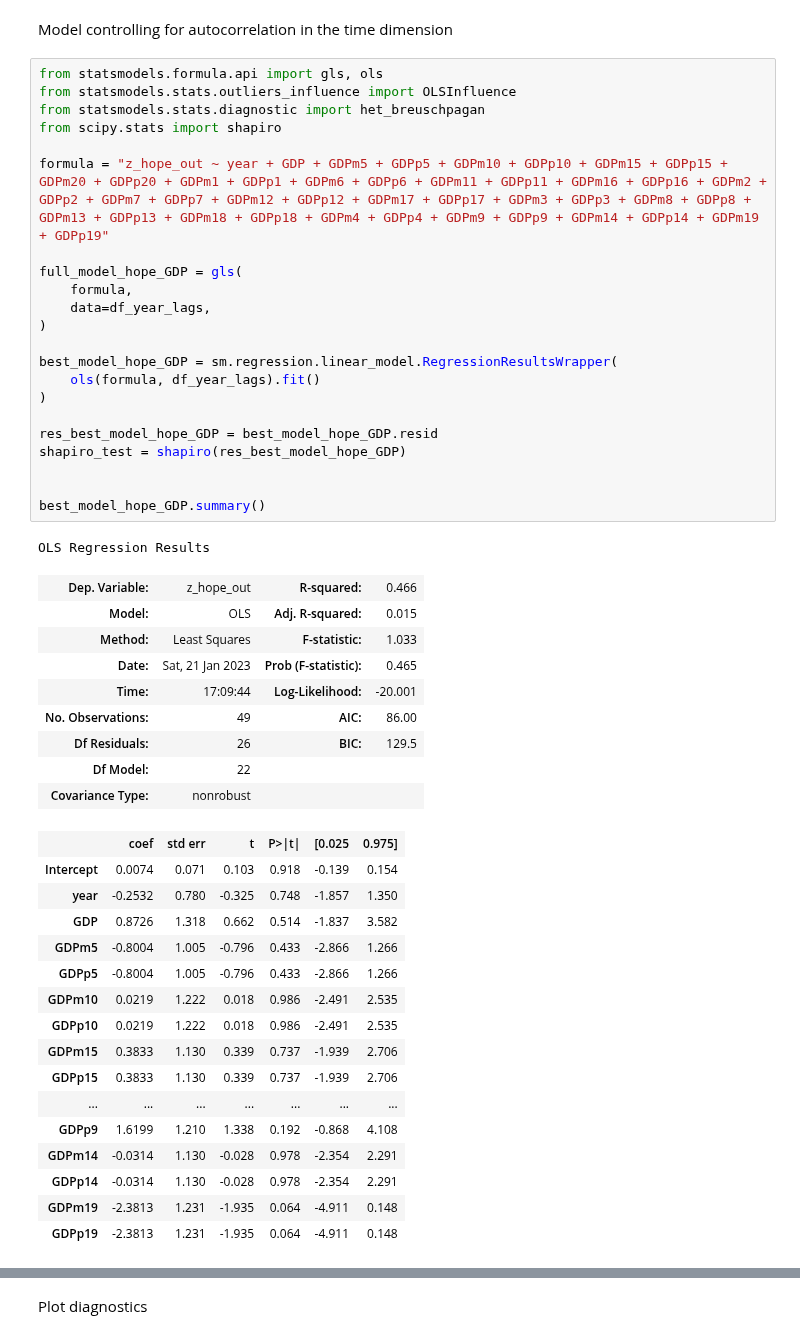
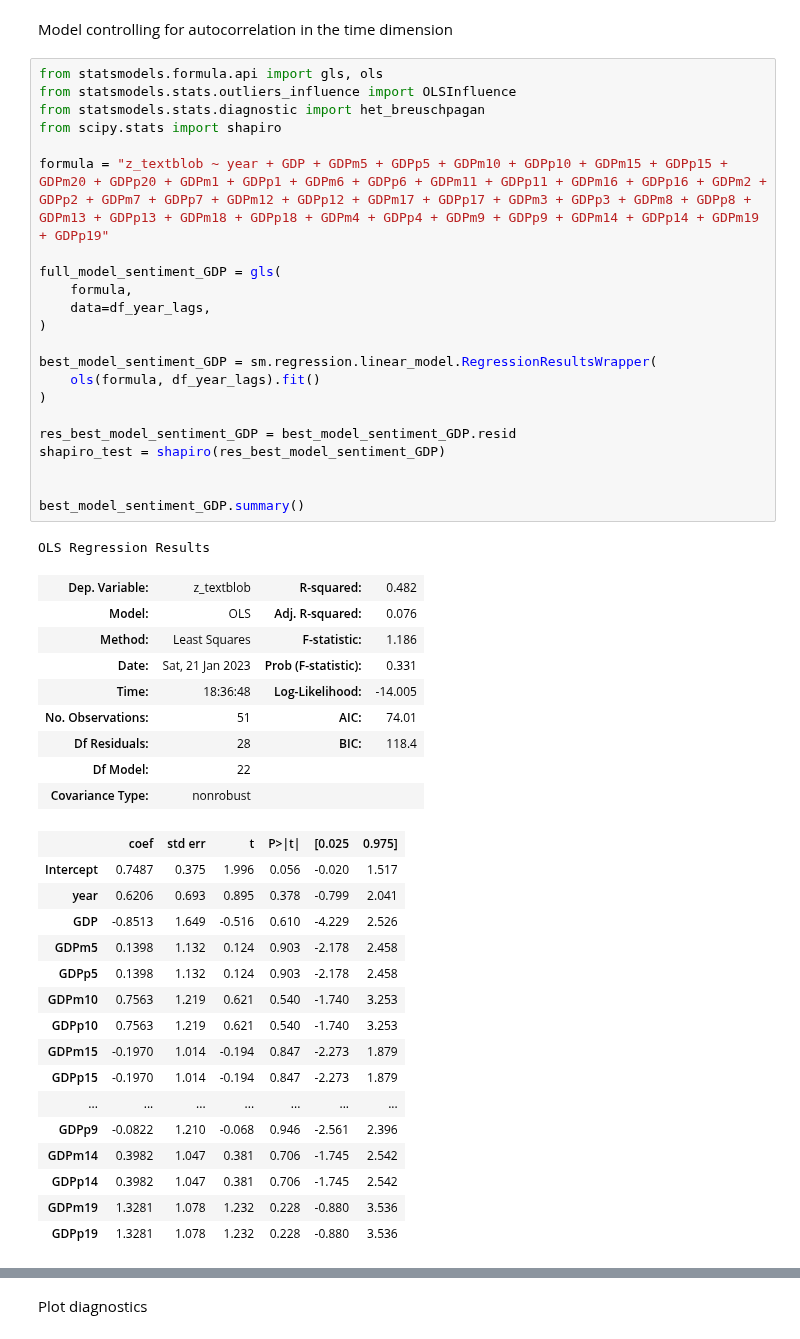
Before and after one commit to dominikpegler/computational-social-sciences, a Jupyter notebook: assignments/Assignment 4 - Socioeconomic analysis.ipynb, the cells around one changed output, grey strips where cells are left out. Drawn from its saved outputs; the diff is of its cells as text.

```diff
--- a/assignments/Assignment 4 - Socioeconomic analysis.ipynb
+++ b/assignments/Assignment 4 - Socioeconomic analysis.ipynb
@@ -521,49 +565,49 @@ Model controlling for autocorrelation in the time dimension
 # %%
 from statsmodels.formula.api import gls, ols
 from statsmodels.stats.outliers_influence import OLSInfluence
 from statsmodels.stats.diagnostic import het_breuschpagan
 from scipy.stats import shapiro
 
-formula = "z_hope_out ~ year + GDP + GDPm5 + GDPp5 + GDPm10 + GDPp10 + GDPm15 + GDPp15 + GDPm20 + GDPp20 + GDPm1 + GDPp1 + GDPm6 + GDPp6 + GDPm11 + GDPp11 + GDPm16 + GDPp16 + GDPm2 + GDPp2 + GDPm7 + GDPp7 + GDPm12 + GDPp12 + GDPm17 + GDPp17 + GDPm3 + GDPp3 + GDPm8 + GDPp8 + GDPm13 + GDPp13 + GDPm18 + GDPp18 + GDPm4 + GDPp4 + GDPm9 + GDPp9 + GDPm14 + GDPp14 + GDPm19 + GDPp19"
+formula = "z_textblob ~ year + GDP + GDPm5 + GDPp5 + GDPm10 + GDPp10 + GDPm15 + GDPp15 + GDPm20 + GDPp20 + GDPm1 + GDPp1 + GDPm6 + GDPp6 + GDPm11 + GDPp11 + GDPm16 + GDPp16 + GDPm2 + GDPp2 + GDPm7 + GDPp7 + GDPm12 + GDPp12 + GDPm17 + GDPp17 + GDPm3 + GDPp3 + GDPm8 + GDPp8 + GDPm13 + GDPp13 + GDPm18 + GDPp18 + GDPm4 + GDPp4 + GDPm9 + GDPp9 + GDPm14 + GDPp14 + GDPm19 + GDPp19"
 
-full_model_hope_GDP = gls(
+full_model_sentiment_GDP = gls(
     formula,
     data=df_year_lags,
 )
 
-best_model_hope_GDP = sm.regression.linear_model.RegressionResultsWrapper(
+best_model_sentiment_GDP = sm.regression.linear_model.RegressionResultsWrapper(
     ols(formula, df_year_lags).fit()
 )
 
-res_best_model_hope_GDP = best_model_hope_GDP.resid
-shapiro_test = shapiro(res_best_model_hope_GDP)
+res_best_model_sentiment_GDP = best_model_sentiment_GDP.resid
+shapiro_test = shapiro(res_best_model_sentiment_GDP)
 
 
-best_model_hope_GDP.summary()
+best_model_sentiment_GDP.summary()
 # %% [output]
 OLS Regression Results
-| Dep. Variable: | z_hope_out | R-squared: | 0.466 |
-| Model: | OLS | Adj. R-squared: | 0.015 |
-| Method: | Least Squares | F-statistic: | 1.033 |
-| Date: | Sat, 21 Jan 2023 | Prob (F-statistic): | 0.465 |
-| Time: | 17:09:44 | Log-Likelihood: | -20.001 |
-| No. Observations: | 49 | AIC: | 86.00 |
-| Df Residuals: | 26 | BIC: | 129.5 |
+| Dep. Variable: | z_textblob | R-squared: | 0.482 |
+| Model: | OLS | Adj. R-squared: | 0.076 |
+| Method: | Least Squares | F-statistic: | 1.186 |
+| Date: | Sat, 21 Jan 2023 | Prob (F-statistic): | 0.331 |
+| Time: | 18:36:48 | Log-Likelihood: | -14.005 |
+| No. Observations: | 51 | AIC: | 74.01 |
+| Df Residuals: | 28 | BIC: | 118.4 |
 | Df Model: | 22 |  |  |
 | Covariance Type: | nonrobust |  |  |
 |  | coef | std err | t | P>|t| | [0.025 | 0.975] |
-| Intercept | 0.0074 | 0.071 | 0.103 | 0.918 | -0.139 | 0.154 |
-| year | -0.2532 | 0.780 | -0.325 | 0.748 | -1.857 | 1.350 |
-| GDP | 0.8726 | 1.318 | 0.662 | 0.514 | -1.837 | 3.582 |
-| GDPm5 | -0.8004 | 1.005 | -0.796 | 0.433 | -2.866 | 1.266 |
-| GDPp5 | -0.8004 | 1.005 | -0.796 | 0.433 | -2.866 | 1.266 |
-| GDPm10 | 0.0219 | 1.222 | 0.018 | 0.986 | -2.491 | 2.535 |
-| GDPp10 | 0.0219 | 1.222 | 0.018 | 0.986 | -2.491 | 2.535 |
-| GDPm15 | 0.3833 | 1.130 | 0.339 | 0.737 | -1.939 | 2.706 |
-| GDPp15 | 0.3833 | 1.130 | 0.339 | 0.737 | -1.939 | 2.706 |
+| Intercept | 0.7487 | 0.375 | 1.996 | 0.056 | -0.020 | 1.517 |
+| year | 0.6206 | 0.693 | 0.895 | 0.378 | -0.799 | 2.041 |
+| GDP | -0.8513 | 1.649 | -0.516 | 0.610 | -4.229 | 2.526 |
+| GDPm5 | 0.1398 | 1.132 | 0.124 | 0.903 | -2.178 | 2.458 |
+| GDPp5 | 0.1398 | 1.132 | 0.124 | 0.903 | -2.178 | 2.458 |
+| GDPm10 | 0.7563 | 1.219 | 0.621 | 0.540 | -1.740 | 3.253 |
+| GDPp10 | 0.7563 | 1.219 | 0.621 | 0.540 | -1.740 | 3.253 |
+| GDPm15 | -0.1970 | 1.014 | -0.194 | 0.847 | -2.273 | 1.879 |
+| GDPp15 | -0.1970 | 1.014 | -0.194 | 0.847 | -2.273 | 1.879 |
 | ... | ... | ... | ... | ... | ... | ... |
-| GDPp9 | 1.6199 | 1.210 | 1.338 | 0.192 | -0.868 | 4.108 |
-| GDPm14 | -0.0314 | 1.130 | -0.028 | 0.978 | -2.354 | 2.291 |
-| GDPp14 | -0.0314 | 1.130 | -0.028 | 0.978 | -2.354 | 2.291 |
-| GDPm19 | -2.3813 | 1.231 | -1.935 | 0.064 | -4.911 | 0.148 |
-| GDPp19 | -2.3813 | 1.231 | -1.935 | 0.064 | -4.911 | 0.148 |
+| GDPp9 | -0.0822 | 1.210 | -0.068 | 0.946 | -2.561 | 2.396 |
+| GDPm14 | 0.3982 | 1.047 | 0.381 | 0.706 | -1.745 | 2.542 |
+| GDPp14 | 0.3982 | 1.047 | 0.381 | 0.706 | -1.745 | 2.542 |
+| GDPm19 | 1.3281 | 1.078 | 1.232 | 0.228 | -0.880 | 3.536 |
+| GDPp19 | 1.3281 | 1.078 | 1.232 | 0.228 | -0.880 | 3.536 |
```
Also changed, not shown: parts of 14 cells of this notebook, 3 other files.
